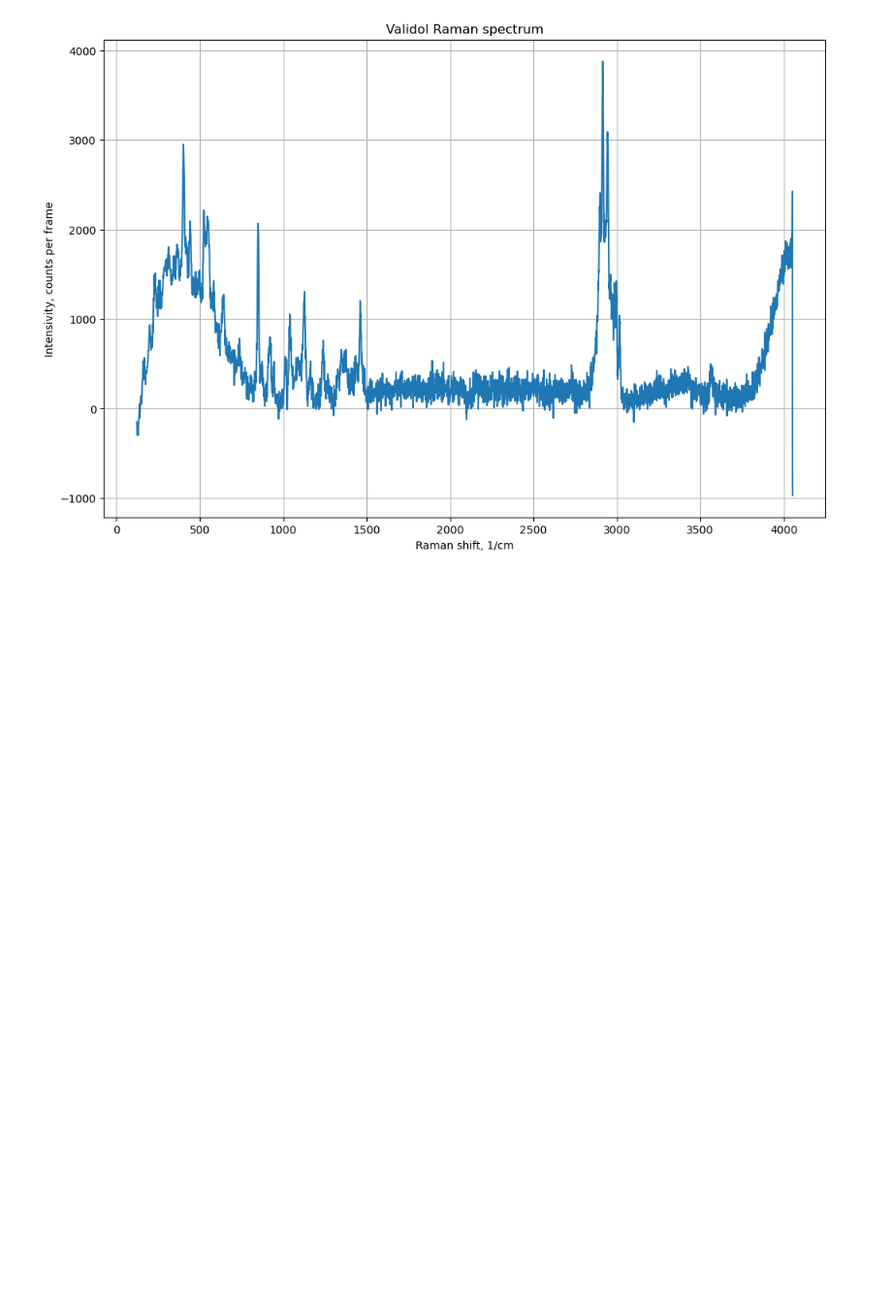
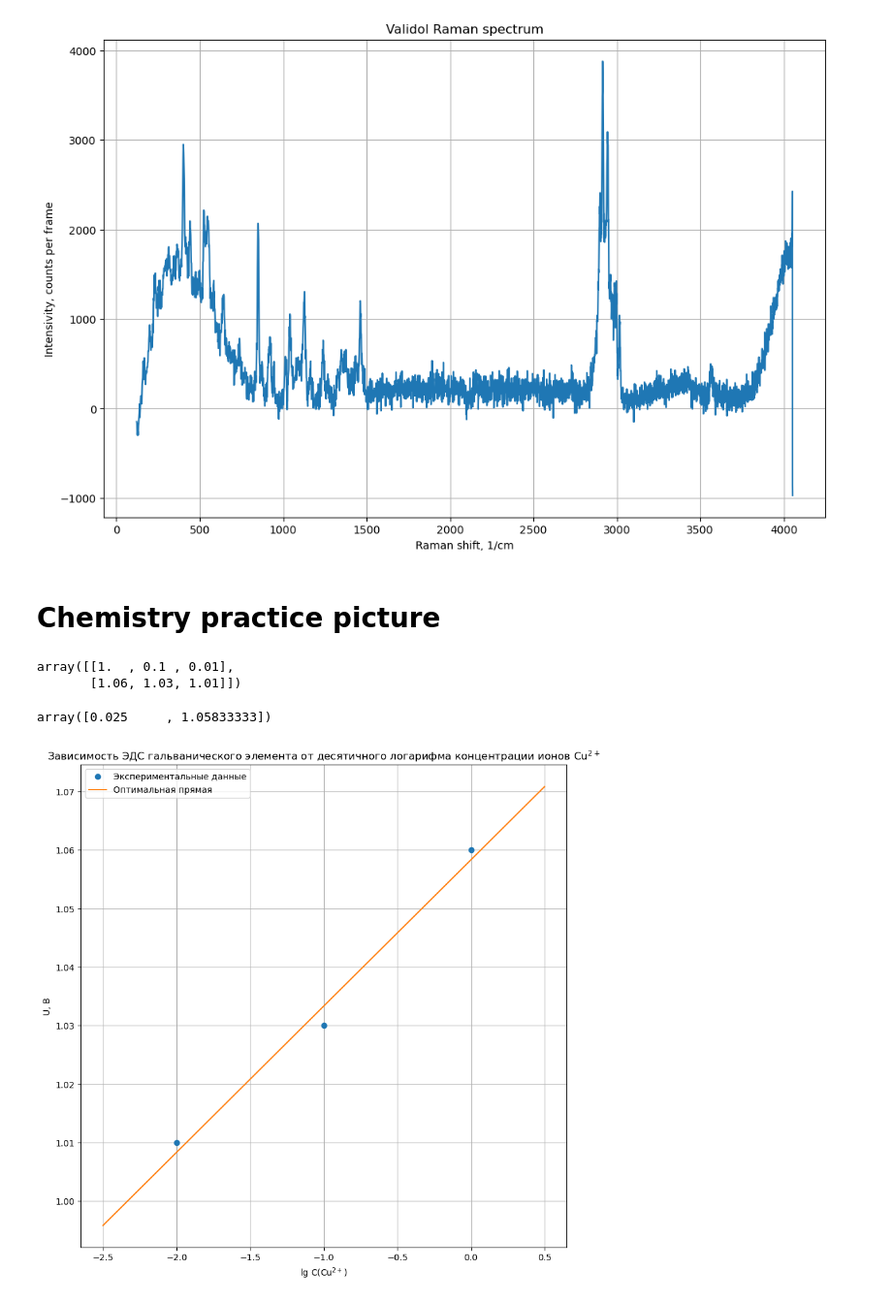
Before and after one commit to f3ss1/HSE-FF, a Jupyter notebook: 5th semester/Optics Practice/Spectrometer code 'n' data/lab3.ipynb, the cells around one changed output. Shown at 97% size. Drawn from its saved outputs; the diff is of its cells as text; code cells hidden in the pictures; blank space fills up the shorter version.

Commit message:
Chemistry practice 5-7: descriptions for the experiments added, code for 5.1 added (check optics folder).

```diff
--- a/5th semester/Optics Practice/Spectrometer code 'n' data/lab3.ipynb
+++ b/5th semester/Optics Practice/Spectrometer code 'n' data/lab3.ipynb
@@ -502,3 +502,36 @@ plt.savefig('..\Spectrometer/Pictures/raman_validol.pdf')
 plt.show()
 # %% [output]
 [figure]
+# %% [markdown]
+# Chemistry practice picture
+# %%
+a = np.array([[1, 0.1, 0.01], [1.06, 1.03, 1.01]])
+a
+# %% [output]
+array([[1.  , 0.1 , 0.01],
+       [1.06, 1.03, 1.01]])
+# %%
+# Curve approximation
+from scipy.optimize import curve_fit
+
+def f(x, a, b):
+    return a * x + b
+
+p_opt, _ = curve_fit(f, np.log10(a[0, :]), a[1, :])
+p_opt
+# %% [output]
+array([0.025     , 1.05833333])
+# %%
+x_assit = np.linspace(-2.5, 0.5, int(1e3))
+
+plt.figure(figsize=(10, 10))
+plt.plot(np.log10(a[0, :]), a[1, :], 'o', label='Экспериментальные данные')
+plt.plot(x_assit, x_assit * p_opt[0] + p_opt[1], '-', label='Оптимальная прямая')
+plt.xlabel('$\lg$ C(Cu$^{2+}$)')
+plt.ylabel('U, В')
+plt.title('Зависимость ЭДС гальванического элемента от десятичного логарифма концентрации ионов Cu$^{2+}$')
+plt.grid()
+plt.legend()
+plt.show()
+# %% [output]
+[figure, added]
```
Also changed, not shown: 22 other files.
